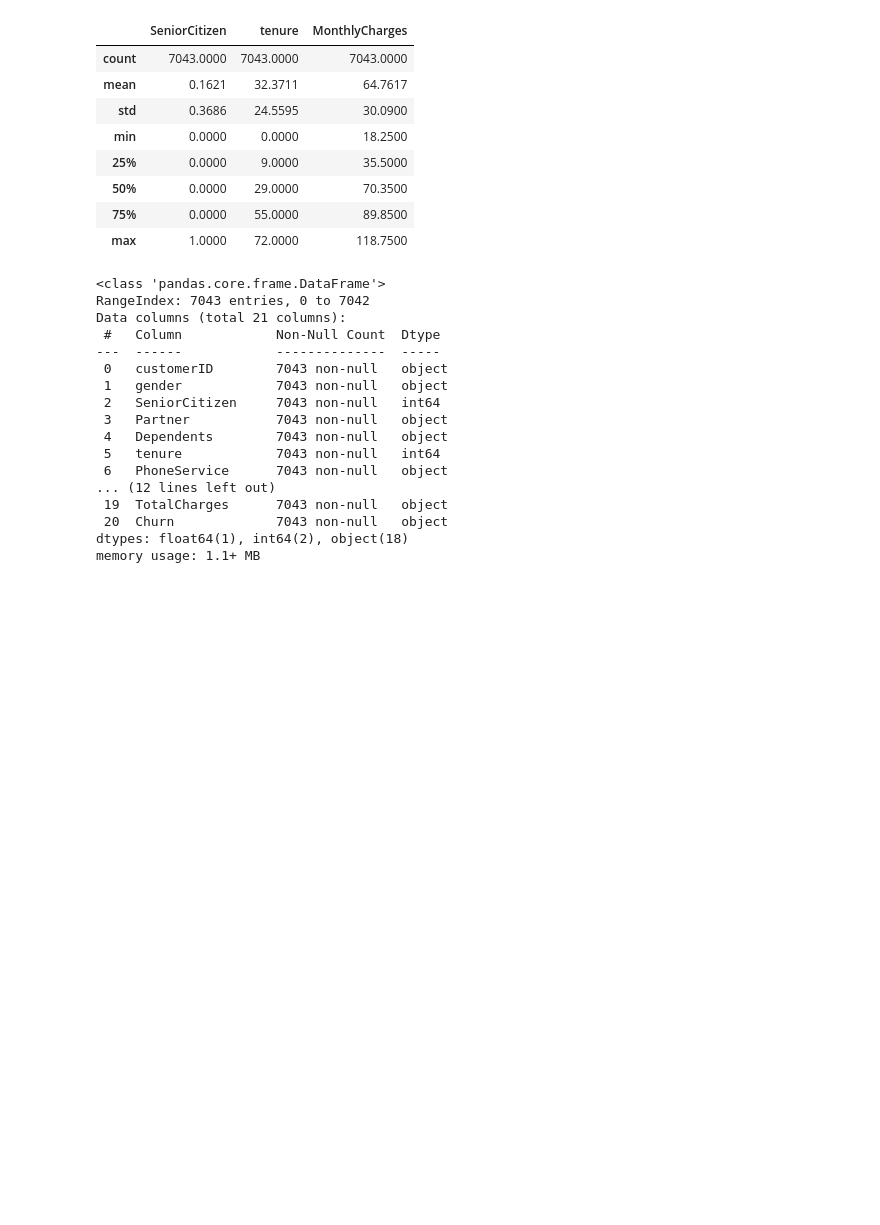
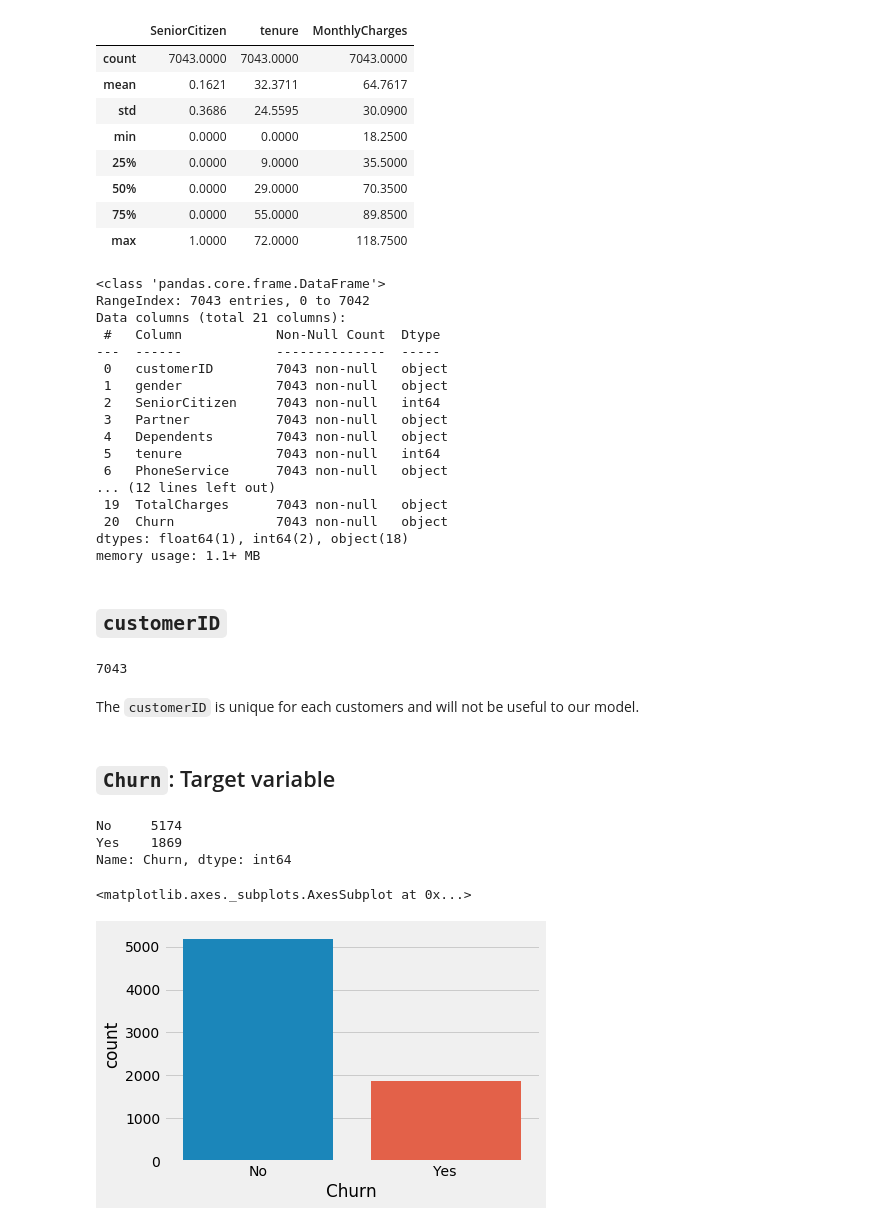
Before and after one commit to fares-ds/Telecom_Customer_Churn_Prediction, a Jupyter notebook: telecom_customer_churn_prediciton.ipynb, the cells around one changed output. Drawn from its saved outputs; the diff is of its cells as text; code cells hidden in the pictures; blank space fills up the shorter version.

```diff
--- a/telecom_customer_churn_prediciton.ipynb
+++ b/telecom_customer_churn_prediciton.ipynb
@@ -53,3 +55,24 @@ Data columns (total 21 columns):
  20  Churn             7043 non-null   object
 dtypes: float64(1), int64(2), object(18)
 memory usage: 1.1+ MB
+# %% [markdown]
+## `customerID`
+# %%
+data.customerID.nunique()
+# %% [output]
+7043
+# %% [markdown]
+The `customerID` is unique for each customers and will not be useful to our model.
+# %% [markdown]
+## `Churn`: Target variable
+# %%
+data.Churn.value_counts()
+# %% [output]
+No     5174
+Yes    1869
+Name: Churn, dtype: int64
+# %%
+sns.countplot('Churn', data=data)
+# %% [output]
+<matplotlib.axes._subplots.AxesSubplot at 0x...>
+[figure, added]
```
Also changed, not shown: parts of 16 cells of this notebook.
